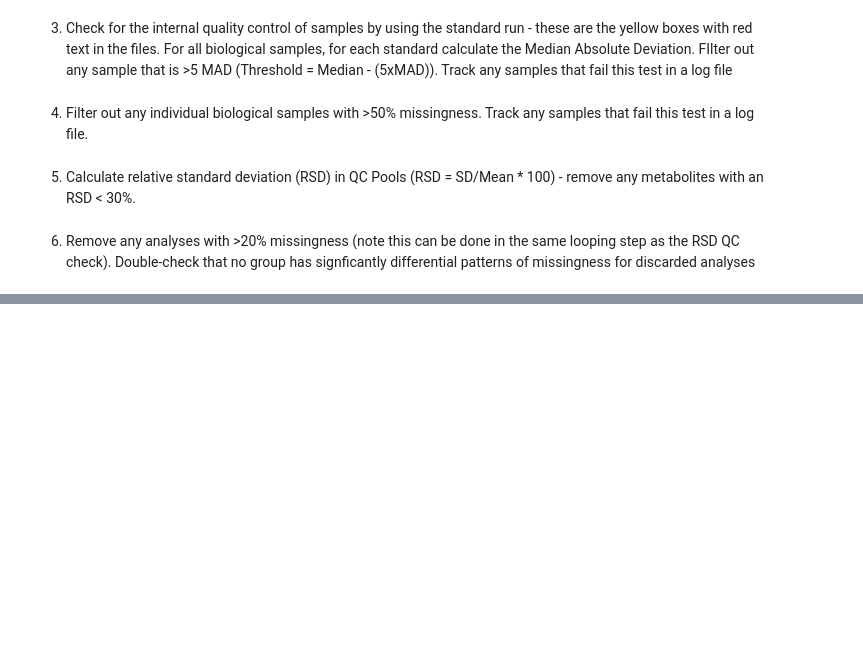
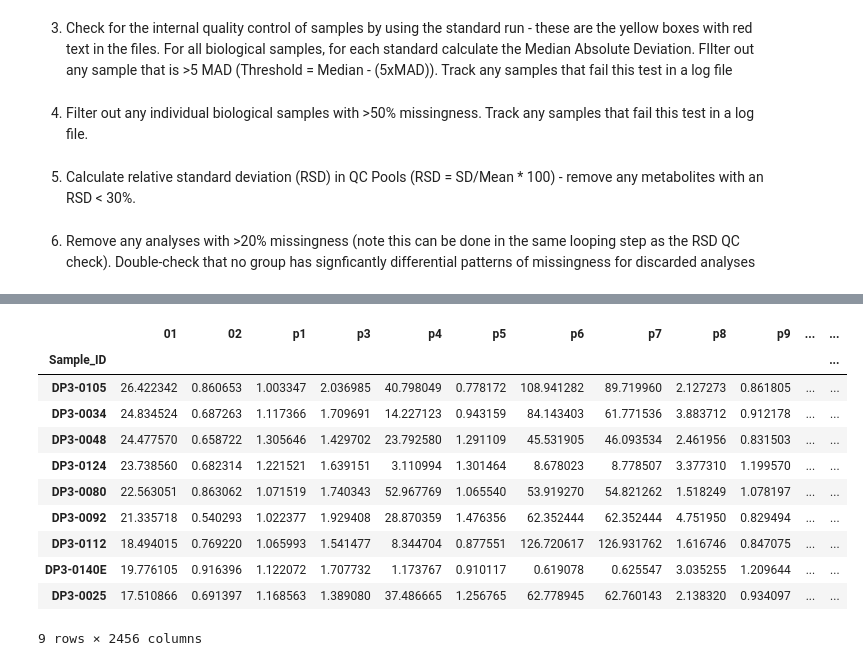
Before and after one commit to spiekos/PiekosLab, a Jupyter notebook: kaylaxu/test.MTBL_datacleaning.ipynb, the cells around one changed output, grey strips where cells are left out. Drawn from its saved outputs; the diff is of its cells as text; code cells hidden in the pictures; blank space fills up the shorter version.

```diff
--- a/kaylaxu/test.MTBL_datacleaning.ipynb
+++ b/kaylaxu/test.MTBL_datacleaning.ipynb
@@ -138,0 +203,5 @@ for m in failed_RSD:
+# %%
+batch1 = exp_data["Samples_32425"].drop(['batch'], axis=1)
+batch2 = exp_data["Samples_62323"].drop(['batch'], axis=1)
+# %%
+replicates = list(set(batch1.index) & set(batch2.index))
@@ -138,0 +210,5 @@ for m in failed_RSD:
+# %%
+rep1 = batch1.loc[replicates,:]
+rep2 = batch2.loc[replicates,:]
+# %%
+ratios = rep2 / rep1
@@ -138,0 +222,15 @@ for m in failed_RSD:
+# %%
+ratios
+# %% [output]
+|  | 01 | 02 | p1 | p3 | p4 | p5 | p6 | p7 | p8 | p9 | ... | ... |
+| Sample_ID |  |  |  |  |  |  |  |  |  |  |  | ... |
+| DP3-0105 | 26.422342 | 0.860653 | 1.003347 | 2.036985 | 40.798049 | 0.778172 | 108.941282 | 89.719960 | 2.127273 | 0.861805 | ... | ... |
+| DP3-0034 | 24.834524 | 0.687263 | 1.117366 | 1.709691 | 14.227123 | 0.943159 | 84.143403 | 61.771536 | 3.883712 | 0.912178 | ... | ... |
+| DP3-0048 | 24.477570 | 0.658722 | 1.305646 | 1.429702 | 23.792580 | 1.291109 | 45.531905 | 46.093534 | 2.461956 | 0.831503 | ... | ... |
+| DP3-0124 | 23.738560 | 0.682314 | 1.221521 | 1.639151 | 3.110994 | 1.301464 | 8.678023 | 8.778507 | 3.377310 | 1.199570 | ... | ... |
+| DP3-0080 | 22.563051 | 0.863062 | 1.071519 | 1.740343 | 52.967769 | 1.065540 | 53.919270 | 54.821262 | 1.518249 | 1.078197 | ... | ... |
+| DP3-0092 | 21.335718 | 0.540293 | 1.022377 | 1.929408 | 28.870359 | 1.476356 | 62.352444 | 62.352444 | 4.751950 | 0.829494 | ... | ... |
+| DP3-0112 | 18.494015 | 0.769220 | 1.065993 | 1.541477 | 8.344704 | 0.877551 | 126.720617 | 126.931762 | 1.616746 | 0.847075 | ... | ... |
+| DP3-0140E | 19.776105 | 0.916396 | 1.122072 | 1.707732 | 1.173767 | 0.910117 | 0.619078 | 0.625547 | 3.035255 | 1.209644 | ... | ... |
+| DP3-0025 | 17.510866 | 0.691397 | 1.168563 | 1.389080 | 37.486665 | 1.256765 | 62.778945 | 62.760143 | 2.138320 | 0.934097 | ... | ... |
+9 rows × 2456 columns
```
Also changed, not shown: parts of 27 cells of this notebook, 3 other files.
